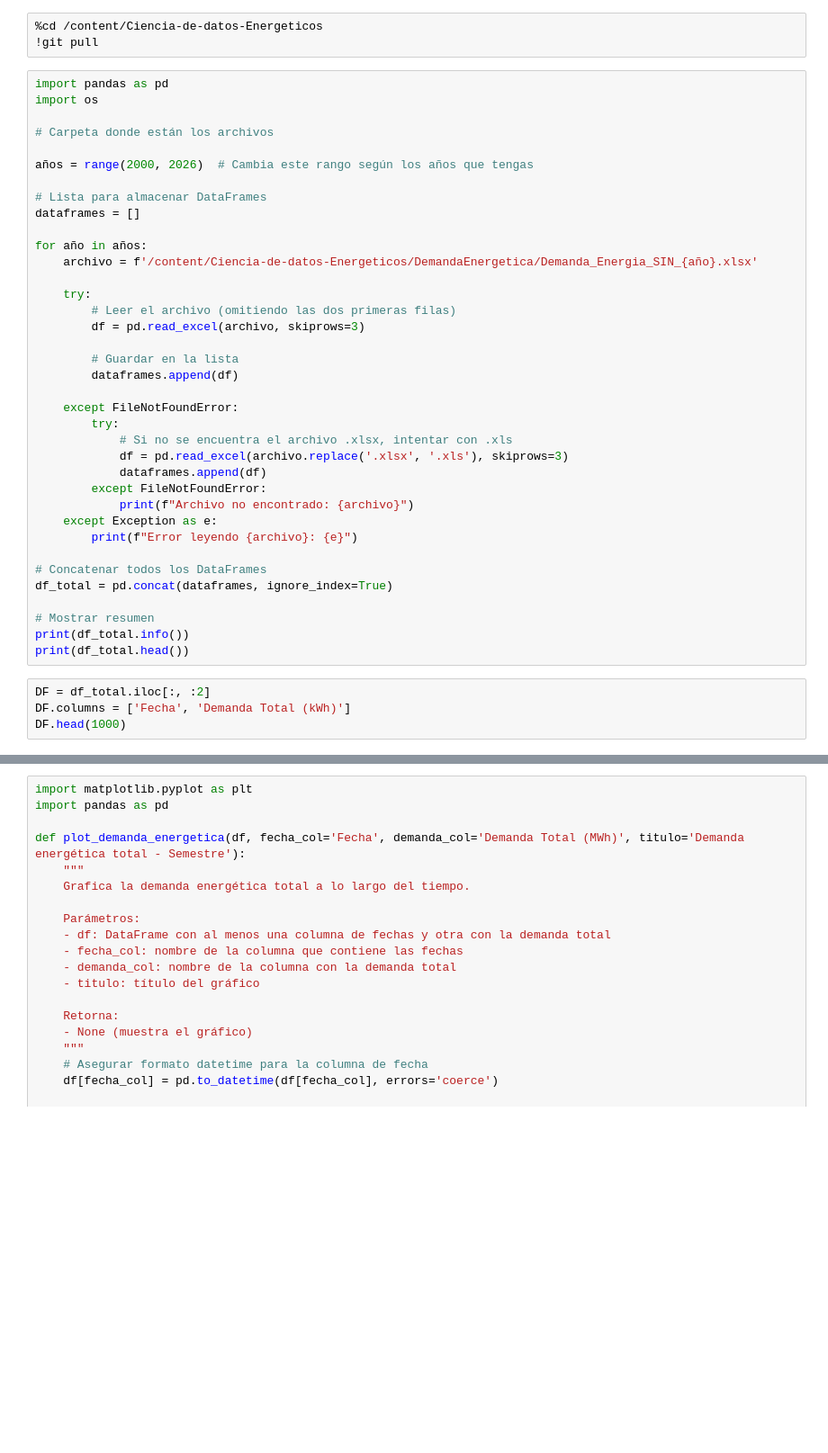
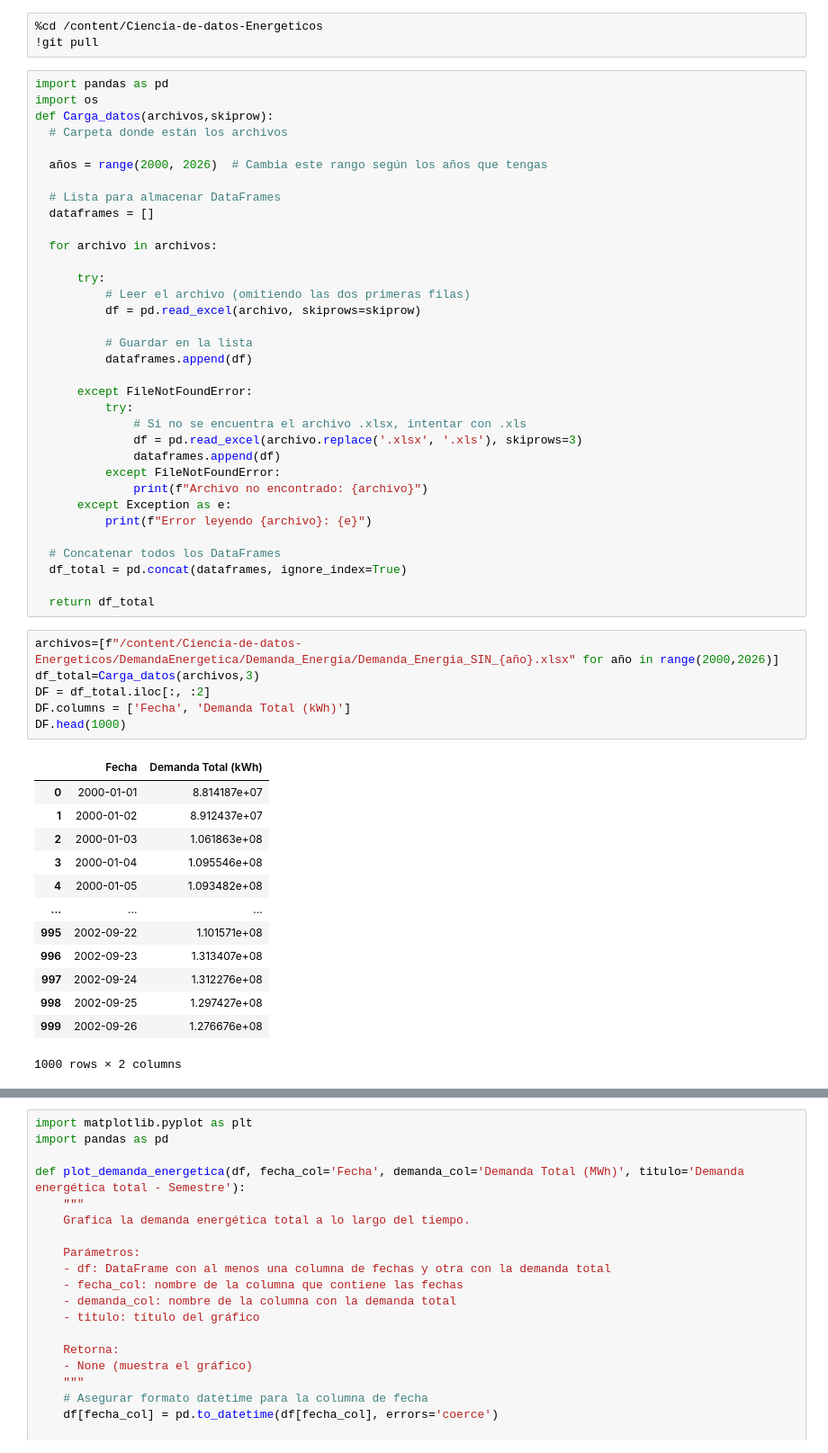
Before and after one commit to DarkSpartan345/Ciencia-de-datos-Energeticos, a Jupyter notebook: DemandaEnergetica/Demanda Energetica.ipynb, the cells around one changed output, grey strips where cells are left out. Shown: that part at 90% size. Saved outputs shown, nothing was run; the diff lists cells and outputs as text; blank space fills up the shorter version.

```diff
--- a/DemandaEnergetica/Demanda Energetica.ipynb
+++ b/DemandaEnergetica/Demanda Energetica.ipynb
@@ -12,44 +16,57 @@ remote: Counting objects: 100% (87/87), done.
 # %%
 import pandas as pd
 import os
+def Carga_datos(archivos,skiprow):
+  # Carpeta donde están los archivos
 
-# Carpeta donde están los archivos
+  años = range(2000, 2026)  # Cambia este rango según los años que tengas
 
-años = range(2000, 2026)  # Cambia este rango según los años que tengas
+  # Lista para almacenar DataFrames
+  dataframes = []
 
-# Lista para almacenar DataFrames
-dataframes = []
+  for archivo in archivos:
 
-for año in años:
-    archivo = f'/content/Ciencia-de-datos-Energeticos/DemandaEnergetica/Demanda_Energia_SIN_{año}.xlsx'
+      try:
+          # Leer el archivo (omitiendo las dos primeras filas)
+          df = pd.read_excel(archivo, skiprows=skiprow)
 
-    try:
-        # Leer el archivo (omitiendo las dos primeras filas)
-        df = pd.read_excel(archivo, skiprows=3)
+          # Guardar en la lista
+          dataframes.append(df)
 
-        # Guardar en la lista
-        dataframes.append(df)
+      except FileNotFoundError:
+          try:
+              # Si no se encuentra el archivo .xlsx, intentar con .xls
+              df = pd.read_excel(archivo.replace('.xlsx', '.xls'), skiprows=3)
+              dataframes.append(df)
+          except FileNotFoundError:
+              print(f"Archivo no encontrado: {archivo}")
+      except Exception as e:
+          print(f"Error leyendo {archivo}: {e}")
 
-    except FileNotFoundError:
-        try:
-            # Si no se encuentra el archivo .xlsx, intentar con .xls
-            df = pd.read_excel(archivo.replace('.xlsx', '.xls'), skiprows=3)
-            dataframes.append(df)
-        except FileNotFoundError:
-            print(f"Archivo no encontrado: {archivo}")
-    except Exception as e:
-        print(f"Error leyendo {archivo}: {e}")
+  # Concatenar todos los DataFrames
+  df_total = pd.concat(dataframes, ignore_index=True)
 
-# Concatenar todos los DataFrames
-df_total = pd.concat(dataframes, ignore_index=True)
-
-# Mostrar resumen
-print(df_total.info())
-print(df_total.head())
+  return df_total
 # %%
+archivos=[f"/content/Ciencia-de-datos-Energeticos/DemandaEnergetica/Demanda_Energia/Demanda_Energia_SIN_{año}.xlsx" for año in range(2000,2026)]
+df_total=Carga_datos(archivos,3)
 DF = df_total.iloc[:, :2]
 DF.columns = ['Fecha', 'Demanda Total (kWh)']
 DF.head(1000)
+# %% [output]
+|  | Fecha | Demanda Total (kWh) |
+| 0 | 2000-01-01 | 8.814187e+07 |
+| 1 | 2000-01-02 | 8.912437e+07 |
+| 2 | 2000-01-03 | 1.061863e+08 |
+| 3 | 2000-01-04 | 1.095546e+08 |
+| 4 | 2000-01-05 | 1.093482e+08 |
+| ... | ... | ... |
+| 995 | 2002-09-22 | 1.101571e+08 |
+| 996 | 2002-09-23 | 1.313407e+08 |
+| 997 | 2002-09-24 | 1.312276e+08 |
+| 998 | 2002-09-25 | 1.297427e+08 |
+| 999 | 2002-09-26 | 1.276676e+08 |
+1000 rows × 2 columns
 # %%
 DF['Fecha'] = pd.to_datetime(DF['Fecha'], errors='coerce')
 DF = DF.sort_values(by='Fecha')
```
Also changed, not shown: parts of 5 cells of this notebook.
